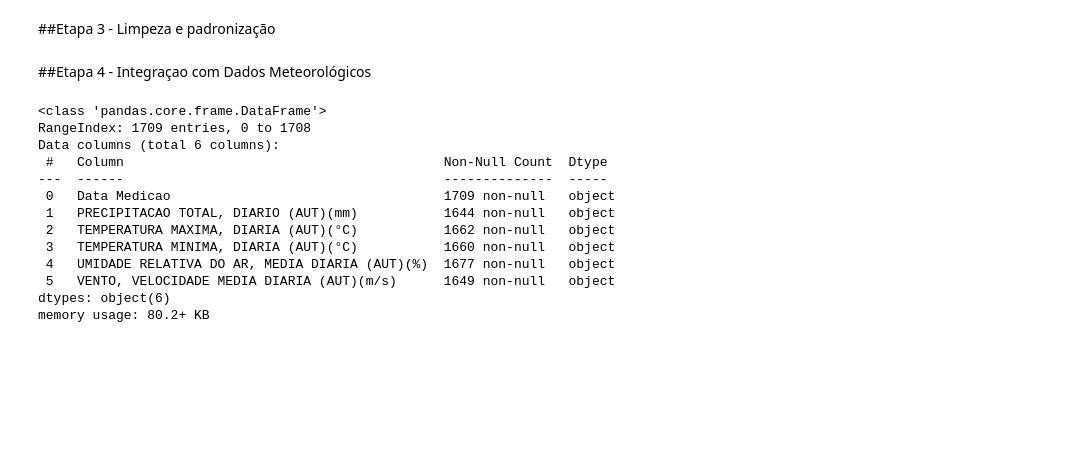
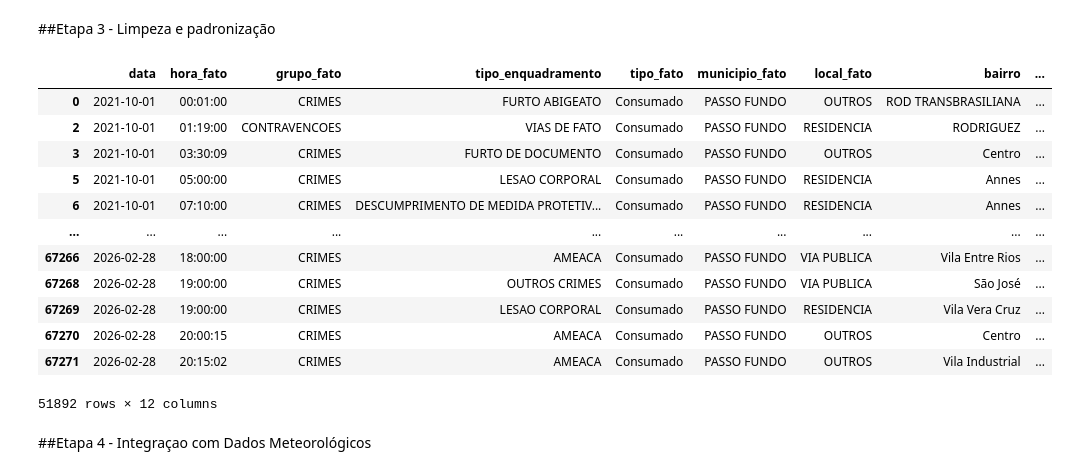
Before and after one commit to WagnerZS/Projeto-de-Integracao-de-Dados-de-Criminalidade-e-Meteorologia-em-Passo-Fundo, a Jupyter notebook: Projeto_de_Integração_de_Dados_de_Criminalidade_e_Meteorologia_em_Passo_Fundo.ipynb, the cells around one changed output. Saved outputs shown, nothing was run; the diff lists cells and outputs as text; code cells hidden in the pictures; blank space fills up the shorter version.

```diff
--- a/Projeto_de_Integração_de_Dados_de_Criminalidade_e_Meteorologia_em_Passo_Fundo.ipynb
+++ b/Projeto_de_Integração_de_Dados_de_Criminalidade_e_Meteorologia_em_Passo_Fundo.ipynb
@@ -216,23 +271,34 @@ Data columns (total 12 columns):
 dtypes: Int64(2), datetime64[ns](1), object(9)
 memory usage: 1.6+ MB
 # %%
+#Leitura do CSV local
+#dfOcorrencia2026 = pd.read_csv('ocorrencias-2026.csv', delimiter=';', encoding='latin1')
+#Leitura do CSV pelo Drive
 dfOcorrencia2026 = pd.read_csv(pastaCriminal+ '/ocorrencias-2026.csv', delimiter=';', encoding='latin1')
 dfOcorrencia2026.drop(columns=dfOcorrencia2026.columns[13:], inplace=True)
 dfOcorrencia2026.rename(columns={
-    'Sequência': 'Sequencia',
-    'Quantidade Vítimas': 'Quantidade Vitimas',
-    'Idade Vítima': 'Idade Vitima',
-    'Sexo Vítima': 'Sexo Vitima',
-    'Cor Vítima': 'Cor Vitima'
+    'Sequência': 'sequencia',
+    'Quantidade Vítimas': 'quantidade_vitimas',
+    'Idade Vítima': 'idade_vitimas',
+    'Sexo Vítima': 'sexo_vitimas',
+    'Cor Vítima': 'cor_vitimas',
+    'Data Fato': 'data',
+    'Hora Fato': 'hora_fato',
+    'Grupo Fato': 'grupo_fato',
+    'Tipo Enquadramento': 'tipo_enquadramento',
+    'Tipo Fato': 'tipo_fato',
+    'Municipio Fato': 'municipio_fato',
+    'Local Fato': 'local_fato',
+    'Bairro': 'bairro'
 }, inplace=True)
 
-dfOcorrencia2026.drop('Sequencia', axis=1, inplace=True)
+dfOcorrencia2026.drop('sequencia', axis=1, inplace=True)
 
-dfOcorrencia2026 = dfOcorrencia2026[dfOcorrencia2026['Municipio Fato'].str.upper() == 'PASSO FUNDO'].copy()
+dfOcorrencia2026 = dfOcorrencia2026[dfOcorrencia2026.municipio_fato.str.upper() == 'PASSO FUNDO'].copy()
 
-dfOcorrencia2026['Quantidade Vitimas'] = pd.to_numeric(dfOcorrencia2026['Quantidade Vitimas'], errors='coerce').fillna(0).astype('Int64')
-dfOcorrencia2026['Idade Vitima'] = pd.to_numeric(dfOcorrencia2026['Idade Vitima'], errors='coerce').fillna(0).astype('Int64')
-dfOcorrencia2026['Data Fato'] = pd.to_datetime(dfOcorrencia2026['Data Fato'], format='%d/%m/%Y', errors='coerce')
+dfOcorrencia2026.quantidade_vitimas = pd.to_numeric(dfOcorrencia2026.quantidade_vitimas, errors='coerce').fillna(0).astype('Int64')
+dfOcorrencia2026.idade_vitimas = pd.to_numeric(dfOcorrencia2026.idade_vitimas, errors='coerce').fillna(0).astype('Int64')
+dfOcorrencia2026.data = pd.to_datetime(dfOcorrencia2026.data, format='%d/%m/%Y', errors='coerce')
 
 dfOcorrencia2026.info()
 # %% [output]
@@ -275,26 +327,22 @@ dfCriminalidadeGeral = pd.concat([dfOcorrencia2021, dfOcorrencia2022, dfOcorrenc
 ##Etapa 3 - Limpeza e padronização
 # %%
 dfCriminalidadeGeral.dropna(inplace=True)
-dfCriminalidadeGeral.drop_duplicates(subset=['Data Fato', 'Hora Fato', 'Tipo Enquadramento', 'Municipio Fato', 'Local Fato'], inplace=True)
+dfCriminalidadeGeral.drop_duplicates(subset=['data', 'hora_fato', 'tipo_enquadramento', 'municipio_fato', 'local_fato'], inplace=True)
 
 dfCriminalidadeGeral
+# %% [output]
+|  | data | hora_fato | grupo_fato | tipo_enquadramento | tipo_fato | municipio_fato | local_fato | bairro | ... |
+| 0 | 2021-10-01 | 00:01:00 | CRIMES | FURTO ABIGEATO | Consumado | PASSO FUNDO | OUTROS | ROD TRANSBRASILIANA | ... |
+| 2 | 2021-10-01 | 01:19:00 | CONTRAVENCOES | VIAS DE FATO | Consumado | PASSO FUNDO | RESIDENCIA | RODRIGUEZ | ... |
+| 3 | 2021-10-01 | 03:30:09 | CRIMES | FURTO DE DOCUMENTO | Consumado | PASSO FUNDO | OUTROS | Centro | ... |
+| 5 | 2021-10-01 | 05:00:00 | CRIMES | LESAO CORPORAL | Consumado | PASSO FUNDO | RESIDENCIA | Annes | ... |
+| 6 | 2021-10-01 | 07:10:00 | CRIMES | DESCUMPRIMENTO DE MEDIDA PROTETIV... | Consumado | PASSO FUNDO | RESIDENCIA | Annes | ... |
+| ... | ... | ... | ... | ... | ... | ... | ... | ... | ... |
+| 67266 | 2026-02-28 | 18:00:00 | CRIMES | AMEACA | Consumado | PASSO FUNDO | VIA PUBLICA | Vila Entre Rios | ... |
+| 67268 | 2026-02-28 | 19:00:00 | CRIMES | OUTROS CRIMES | Consumado | PASSO FUNDO | VIA PUBLICA | São José | ... |
+| 67269 | 2026-02-28 | 19:00:00 | CRIMES | LESAO CORPORAL | Consumado | PASSO FUNDO | RESIDENCIA | Vila Vera Cruz | ... |
+| 67270 | 2026-02-28 | 20:00:15 | CRIMES | AMEACA | Consumado | PASSO FUNDO | OUTROS | Centro | ... |
+| 67271 | 2026-02-28 | 20:15:02 | CRIMES | AMEACA | Consumado | PASSO FUNDO | OUTROS | Vila Industrial | ... |
+51892 rows × 12 columns
 # %% [markdown]
 ##Etapa 4 - Integraçao com Dados Meteorológicos
-# %%
-dfTempo21a25 = pd.read_csv(pastaMeteorologia + '/tempoPassoFundo-2021-2025.csv', delimiter=';')
-dfTempo21a25.drop(columns=dfTempo21a25.columns[6:], inplace=True)
-dfTempo21a25.info()
-# %% [output]
-<class 'pandas.core.frame.DataFrame'>
-RangeIndex: 1709 entries, 0 to 1708
-Data columns (total 6 columns):
- #   Column                                         Non-Null Count  Dtype
----  ------                                         --------------  -----
- 0   Data Medicao                                   1709 non-null   object
- 1   PRECIPITACAO TOTAL, DIARIO (AUT)(mm)           1644 non-null   object
- 2   TEMPERATURA MAXIMA, DIARIA (AUT)(°C)           1662 non-null   object
- 3   TEMPERATURA MINIMA, DIARIA (AUT)(°C)           1660 non-null   object
- 4   UMIDADE RELATIVA DO AR, MEDIA DIARIA (AUT)(%)  1677 non-null   object
- 5   VENTO, VELOCIDADE MEDIA DIARIA (AUT)(m/s)      1649 non-null   object
-dtypes: object(6)
-memory usage: 80.2+ KB
```
Also changed, not shown: parts of 21 cells of this notebook.
